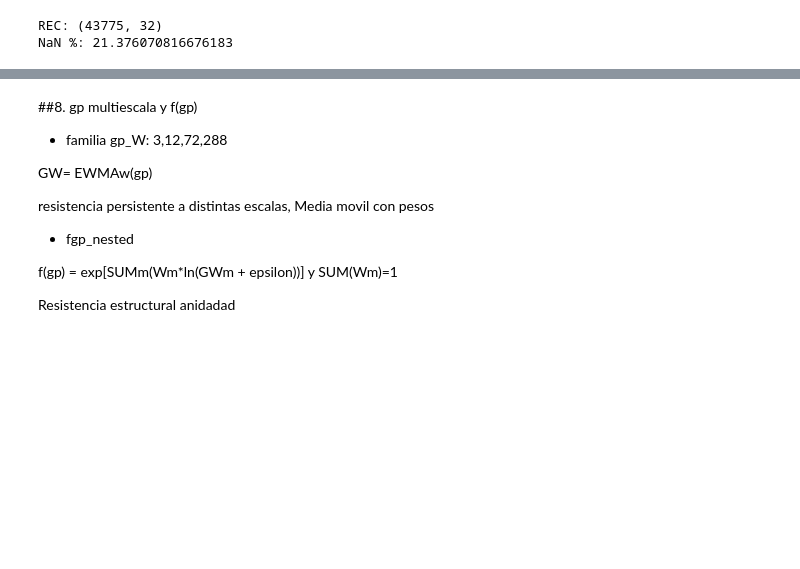
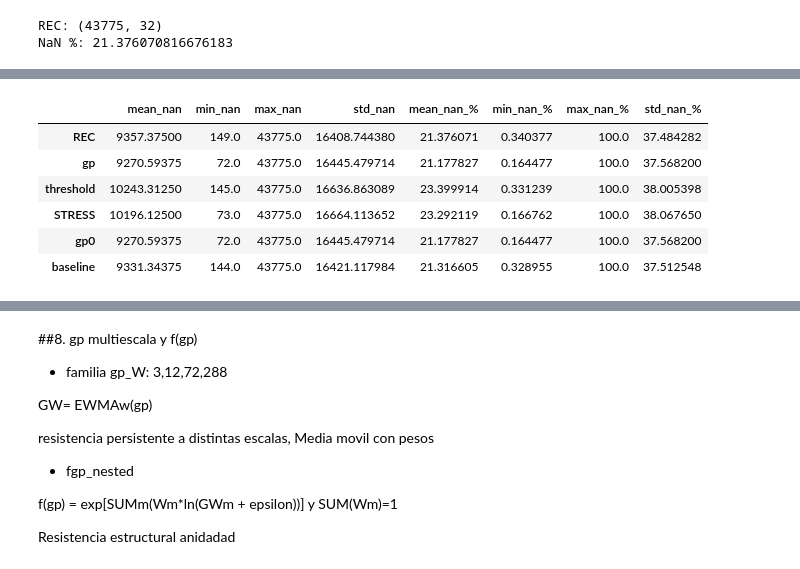
Before and after one commit to Miguithub/NPP_Cripto_5min, a Jupyter notebook: ID(Ingenieria de Datos)11/2024-01/2026.ipynb, the cells around one changed output, grey strips where cells are left out. Drawn from its saved outputs; the diff is of its cells as text; code cells hidden in the pictures; blank space fills up the shorter version.

```diff
--- a/ID(Ingenieria de Datos)11/2024-01/2026.ipynb
+++ b/ID(Ingenieria de Datos)11/2024-01/2026.ipynb
@@ -4933,0 +4967,33 @@ print(test_block.columns[:10].tolist())
+# %%
+variables = {
+    "REC": REC,
+    "gp": gp,
+    "threshold": threshold,
+    "STRESS": STRESS,
+    "gp0": gp0,
+    "baseline": baseline,
+}
+
+nan_stats = pd.DataFrame({
+    name: {
+        "mean_nan": x.isna().sum().mean(),
+        "min_nan": x.isna().sum().min(),
+        "max_nan": x.isna().sum().max(),
+        "std_nan": x.isna().sum().std(),
+        "mean_nan_%": x.isna().mean().mean() * 100,
+        "min_nan_%": x.isna().mean().min() * 100,
+        "max_nan_%": x.isna().mean().max() * 100,
+        "std_nan_%": x.isna().mean().std() * 100,
+    }
+    for name, x in variables.items()
+}).T
+
+nan_stats
+# %% [output]
+|  | mean_nan | min_nan | max_nan | std_nan | mean_nan_% | min_nan_% | max_nan_% | std_nan_% |
+| REC | 9357.37500 | 149.0 | 43775.0 | 16408.744380 | 21.376071 | 0.340377 | 100.0 | 37.484282 |
+| gp | 9270.59375 | 72.0 | 43775.0 | 16445.479714 | 21.177827 | 0.164477 | 100.0 | 37.568200 |
+| threshold | 10243.31250 | 145.0 | 43775.0 | 16636.863089 | 23.399914 | 0.331239 | 100.0 | 38.005398 |
+| STRESS | 10196.12500 | 73.0 | 43775.0 | 16664.113652 | 23.292119 | 0.166762 | 100.0 | 38.067650 |
+| gp0 | 9270.59375 | 72.0 | 43775.0 | 16445.479714 | 21.177827 | 0.164477 | 100.0 | 37.568200 |
+| baseline | 9331.34375 | 144.0 | 43775.0 | 16421.117984 | 21.316605 | 0.328955 | 100.0 | 37.512548 |
```
Also changed, not shown: parts of 6 cells of this notebook.
